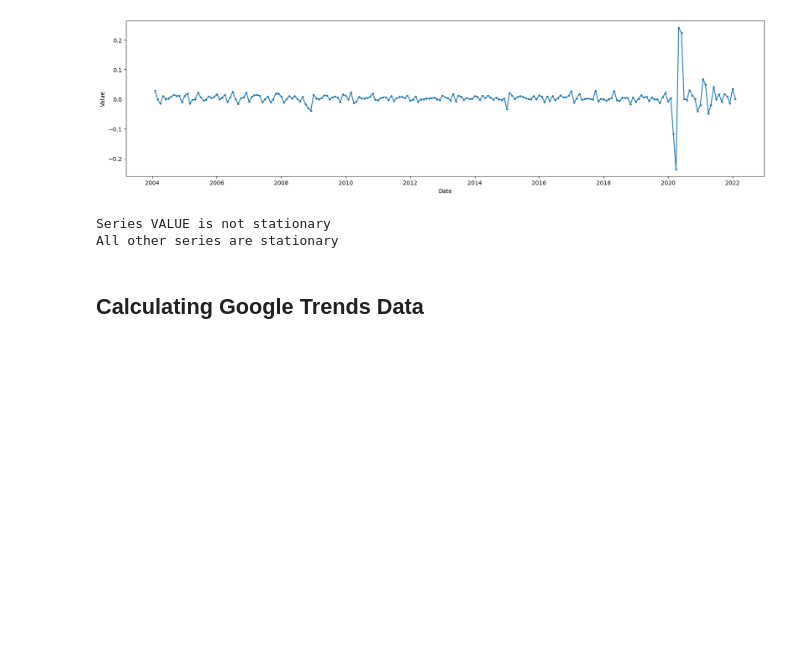
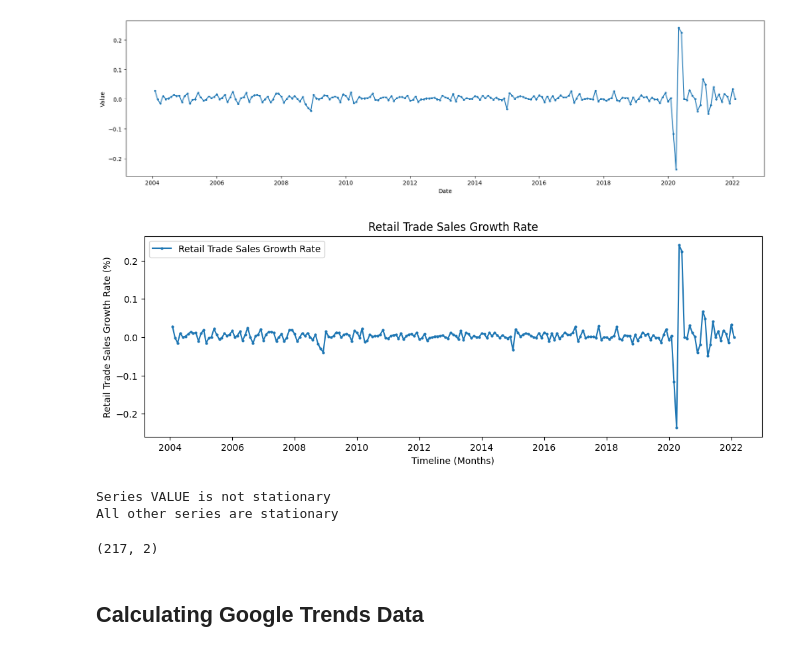
Before and after one commit to ubco-mds-2021-labs/capstone-project-googletrends_capstone, a Jupyter notebook: src/notebooks/RetailSales_updated.ipynb, the cells around one changed output. Cells and saved outputs as stored; diff of their text form; code cells hidden in the pictures; blank space fills up the shorter version.

```diff
--- a/src/notebooks/RetailSales_updated.ipynb
+++ b/src/notebooks/RetailSales_updated.ipynb
@@ -700,12 +713,29 @@ retailsales_final.head()
 plot_df(retailsales_final['GrowthRate'])
 # %% [output]
 [figure]
+# %%
+#Retail Trade Sales Growth Rate Plot for presentation
+plot_data = retailsales_final['GrowthRate']
+plot_data.index = pd.to_datetime(plot_data.index)
+fig = plt.figure(figsize=(12, 4), dpi=100)
+plt.plot(plot_data, marker='o', markersize=2, label="Retail Trade Sales Growth Rate")
+plt.gca().set(title="Retail Trade Sales Growth Rate", xlabel="Timeline (Months)", ylabel="Retail Trade Sales Growth Rate (%)")
+plt.xticks()
+plt.legend()
+plt.savefig('rt_growthrate.png')
+plt.show()
+# %% [output]
+[figure, added]
 # %%
 # Check stationarity
 check_stationarity(retailsales_final)
 # %% [output]
 Series VALUE is not stationary
 All other series are stationary
+# %%
+retailsales_final.shape
+# %% [output]
+(217, 2)
 # %% [markdown]
 ## Calculating Google Trends Data
 # %%
```
Also changed, not shown: parts of 6 cells of this notebook, 5 other files.
